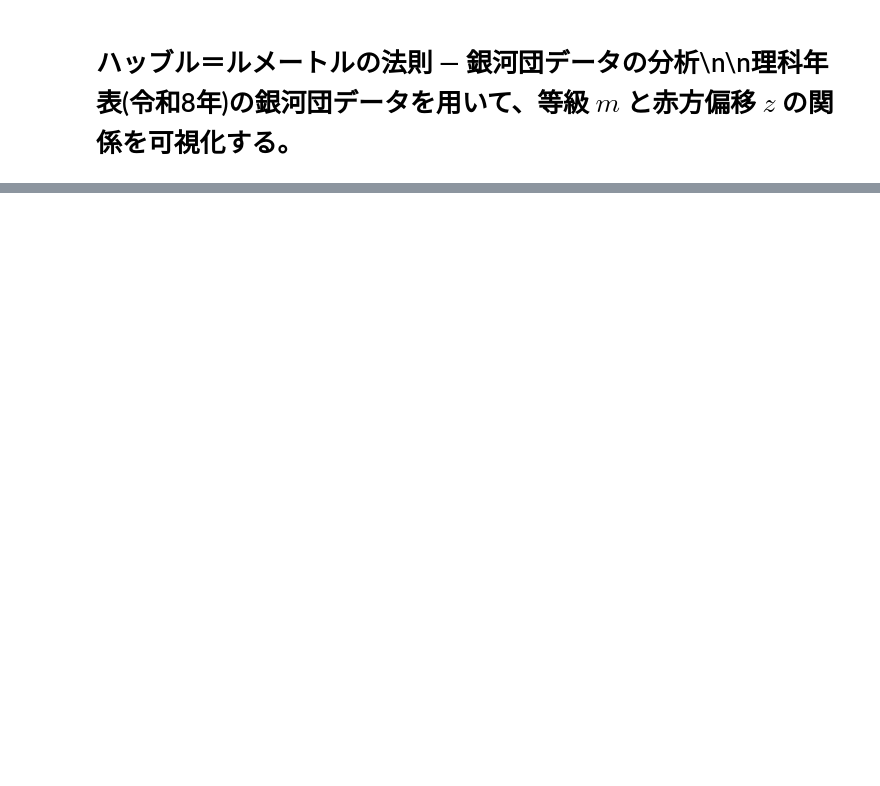
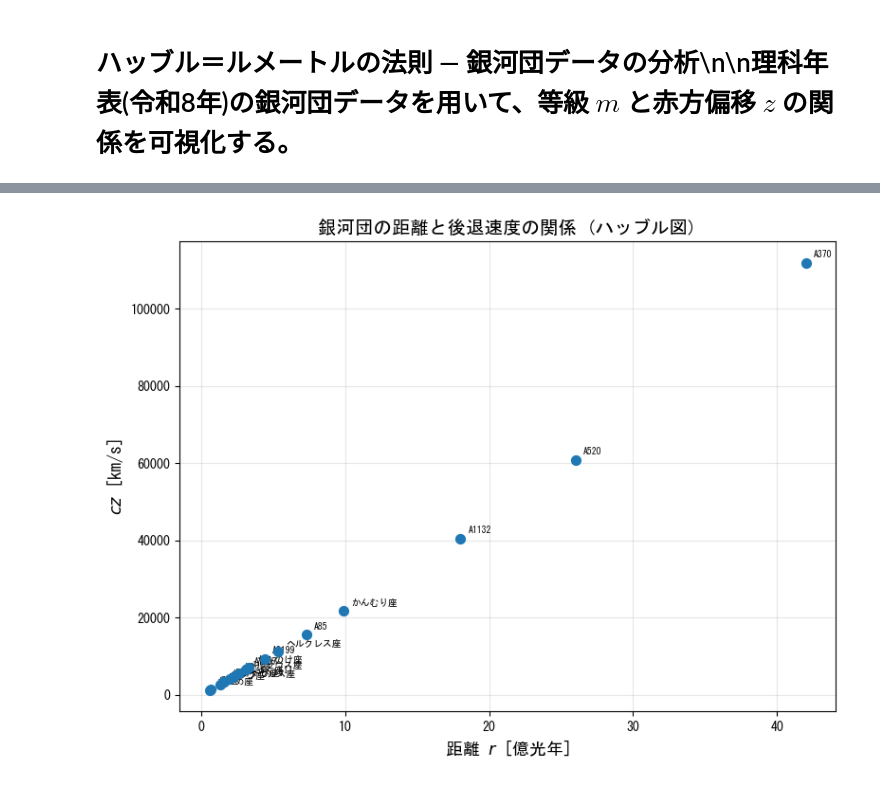
Before and after one commit to malibu-cola/malibu-cola.github.io, a Jupyter notebook: notebook/hubble_lemaître_analysis.ipynb, the cells around one changed output, grey strips where cells are left out. Saved outputs shown, nothing was run; the diff lists cells and outputs as text; code cells hidden in the pictures; blank space fills up the shorter version.

```diff
--- a/notebook/hubble_lemaître_analysis.ipynb
+++ b/notebook/hubble_lemaître_analysis.ipynb
@@ -37,0 +72,22 @@ plt.show()
+# %%
+# 距離 r [億光年] (理科年表のデータ)
+r = np.array([0.57, 0.67, 1.3, 1.5, 1.6, 2.0, 2.3, 2.6, 3.1, 3.3,
+              4.4, 5.3, 7.3, 9.9, 18, 26, 42])
+
+cz = c * z  # 後退速度 [km/s]
+
+# 散布図: 横軸 距離 r, 縦軸 cz
+fig, ax = plt.subplots(figsize=(8, 6))
+ax.scatter(r, cz, s=50, zorder=5)
+
+for i, name in enumerate(data["name"]):
+    ax.annotate(name, (r[i], cz[i]), fontsize=7, textcoords="offset points", xytext=(6, 4))
+
+ax.set_xlabel("距離 $r$ [億光年]", fontsize=13)
+ax.set_ylabel("$cz$ [km/s]", fontsize=13)
+ax.set_title("銀河団の距離と後退速度の関係 (ハッブル図)", fontsize=14)
+ax.grid(True, alpha=0.3)
+plt.tight_layout()
+plt.show()
+# %% [output]
+[figure, added]
```
Also changed, not shown: parts of 4 cells of this notebook, 2 other files.
